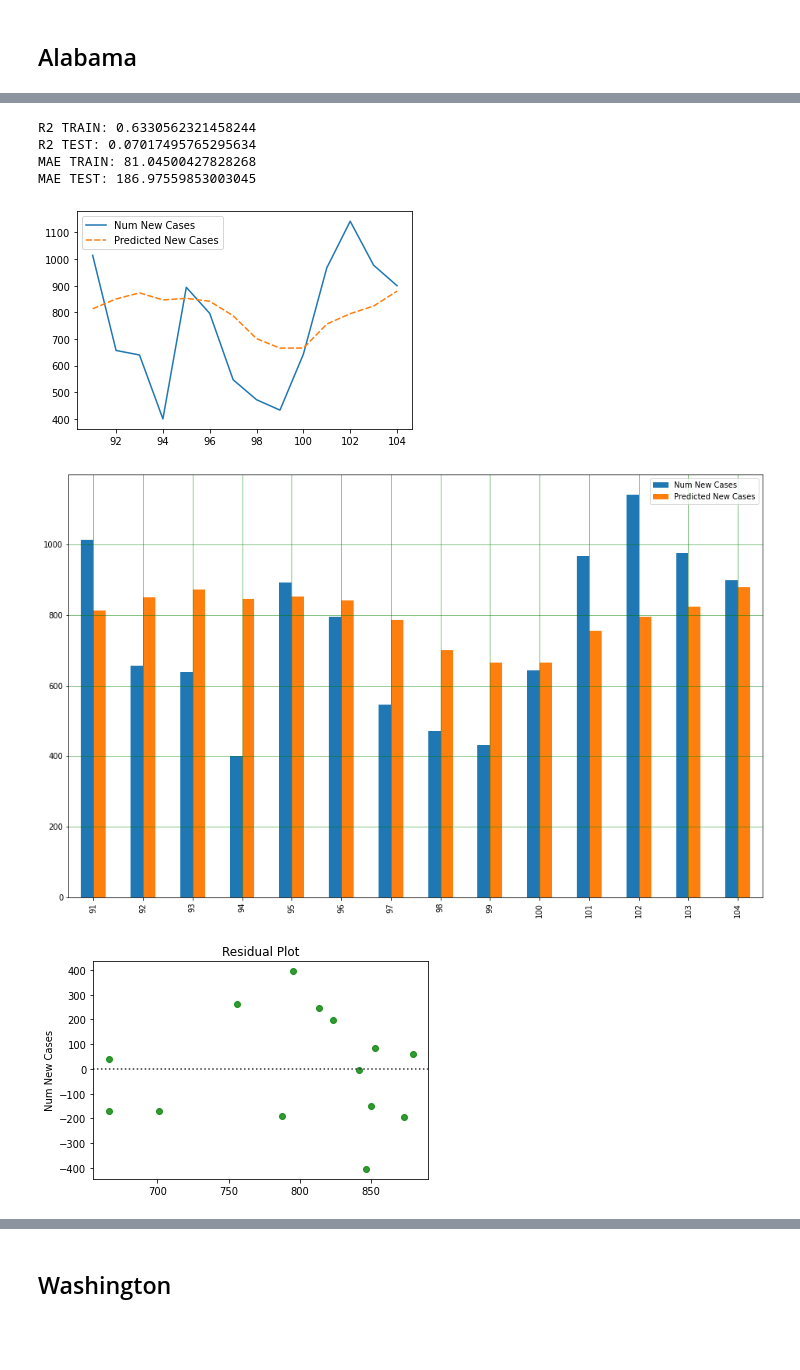
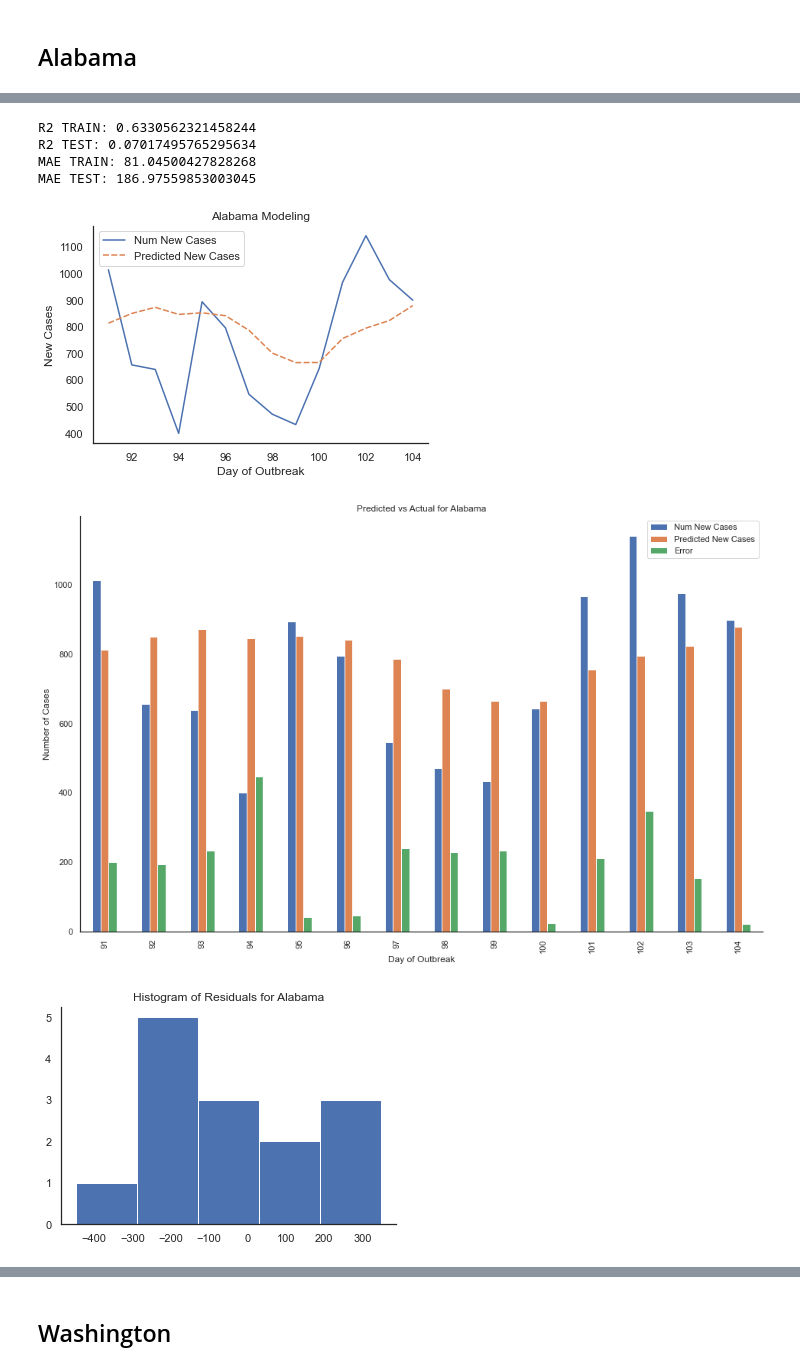
Before and after one commit to jeremysilva1098/mobility_covid, a Jupyter notebook: 10_State_Modeling.ipynb, the cells around one changed output, grey strips where cells are left out. Cells and saved outputs as stored; diff of their text form; code cells hidden in the pictures; blank space fills up the shorter version.

Commit message:
Add error bars, resid hists and summary chart

```diff
--- a/10_State_Modeling.ipynb
+++ b/10_State_Modeling.ipynb
@@ -4,6 +4,9 @@ import matplotlib.pyplot as plt
 %matplotlib inline
 import seaborn as sns
 import numpy as np
+
+sns.set(style='white')
+
 
 from sklearn.model_selection import train_test_split, cross_val_score
 from sklearn.preprocessing import StandardScaler
@@ -33,11 +36,17 @@ full_df.head()
 | 4 | Alabama | 2020-03-17 | -11.0 | 17.0 | 25.0 | -1.0 | -17.0 | ... |
 # %% [markdown]
 ### In this notebook we will take what we learned from the modeling iterations we did on California and build models for 10 more states
+# %%
+state_list= []
+r2_test_list= []
+mae_test_list=[]
+interval_list=[]
 # %% [markdown]
 ## Alabama
 # %%
 # Extract State from dataset
-state= full_df[full_df['state'] == 'Alabama']
+target_state= 'Alabama'
+state= full_df[full_df['state'] == target_state]
 
 # Add lagging variables
 lagged_df= state.copy()
@@ -160,34 +169,64 @@ print('R2 TEST: {}'.format(r2_test))
 y_pred_train= model.predict(x_train)
 y_pred_test= model.predict(x_test)
 mae_train= mean_absolute_error(y_train, y_pred_train)
 mae_test= mean_absolute_error(y_test, y_pred_test)
 print('MAE TRAIN: {}'.format(mae_train))
 print('MAE TEST: {}'.format(mae_test))
 
 y_test_copy= y_test.copy()
 df= y_test_copy.to_frame()
 predicted= y_pred_test.tolist()
 df['Predicted New Cases']= predicted
+
+#Line plot of the predicted and actual values
 sns.lineplot(data= df)
+plt.xlabel('Day of Outbreak')
+plt.ylabel('New Cases')
+plt.title('{} Modeling'.format(target_state))
+sns.despine()
+plt.savefig('Images/{} line.png'.format(target_state))
 plt.show()
 
+# Add an error colum to the df
+df["Error"]= np.abs(df['Num New Cases'] - df['Predicted New Cases'])
+
+# Bar graph of predicted vs actual
 df.plot(kind='bar',figsize=(16,10))
 plt.grid(which='major', linestyle='-', linewidth='0.5', color='green')
 plt.grid(which='minor', linestyle=':', linewidth='0.5', color='black')
+plt.title('Predicted vs Actual for {}'.format(target_state))
+plt.xlabel('Day of Outbreak')
+plt.ylabel('Number of Cases')
+sns.despine()
+plt.grid(b=None)
+plt.savefig('Images/{} bar.png'.format(target_state))
 plt.show()
 
+# Residuals histogram
+residuals= list(y_test - y_pred_test)
+plt.hist(x=residuals, bins=5)
+plt.title('Histogram of Residuals for {}'.format(target_state))
+plt.savefig('Images/{} resid_hist.png'.format(target_state))
+sns.despine()
+plt.show()
+
+# Residuals scatter plot
 sns.residplot(y_pred_test, y_test, color="g")
-plt.title('Residual Plot')
+plt.title('Residual Plot for {}'.format(target_state))
 plt.show()
 
 
 coeff_df = pd.DataFrame(model.coef_, X.columns, columns=['Coefficient'])
 print(coeff_df.sort_values(by='Coefficient', ascending=False))
+
+state_list.append(target_state)
+r2_test_list.append(r2_test)
+mae_test_list.append(mae_test)
 # %% [output]
 R2 TRAIN: 0.6330562321458244
 R2 TEST: 0.07017495765295634
 MAE TRAIN: 81.04500427828268
 MAE TEST: 186.97559853003045
-[figure, old version]
+[figure, new version]
-[figure, old version]
+[figure, new version]
-[figure, old version]
+[figure, new version]
```
Also changed, not shown: parts of 22 cells of this notebook.
